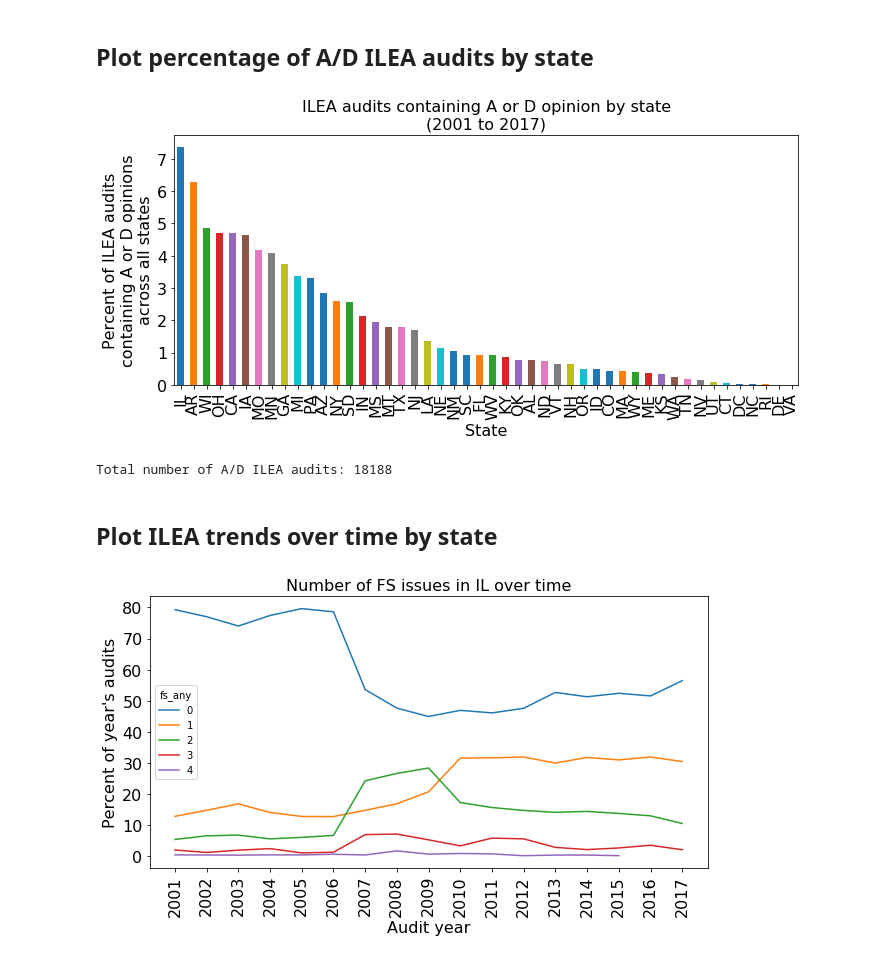
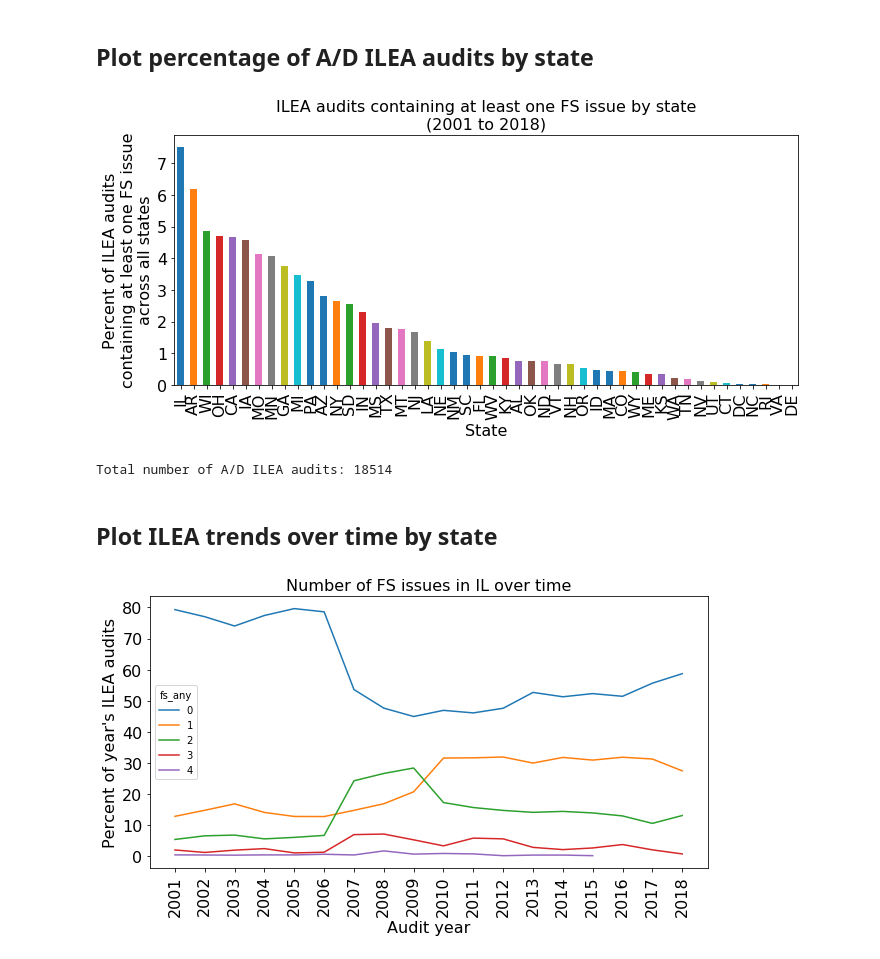
Before and after one commit to ihwang/fac, a Jupyter notebook: compliance_trends.ipynb, the cells around one changed output. Saved outputs shown, nothing was run; the diff lists cells and outputs as text; code cells hidden in the pictures.

```diff
--- a/compliance_trends.ipynb
+++ b/compliance_trends.ipynb
@@ -183,15 +184,15 @@ Total number of ILEAs (over all time, over all types of audits): 11255
 ## Plot percentage of A/D ILEA audits by state
 # %%
 fig, axes = plt.subplots(figsize=(10, 5))
-state_fs_any_ilea_df = fs_any_df[fs_any_df['EIN'].isin(ad_eins)]
+state_fs_any_ilea_df = fs_any_df[fs_any_df['EIN'].isin(fs_any_eins)]
 state_fs_any_ilea_df = state_fs_any_ilea_df[state_fs_any_ilea_df['TYPEOFENTITY'] == '505']
 state_fs_any_ilea_series = state_fs_any_ilea_df[state_fs_any_ilea_df['TYPEOFENTITY'] == '505'].groupby(['STATE']).\
-    size().sort_values(ascending=False) / len(fs_any_df[fs_any_df['EIN'].isin(ad_eins)]) * 100
+    size().sort_values(ascending=False) / len(fs_any_df[fs_any_df['EIN'].isin(fs_any_eins)]) * 100
 state_fs_any_ilea_plot = state_fs_any_ilea_series.plot(kind='bar', fontsize=16)
 state_fs_any_ilea_plot.set_xlabel('State', fontsize=16)
-state_fs_any_ilea_plot.set_ylabel('Percent of ILEA audits\ncontaining A or D opinions\nacross all states', fontsize=16)
+state_fs_any_ilea_plot.set_ylabel('Percent of ILEA audits\ncontaining at least one FS issue\nacross all states', fontsize=16)
 state_fs_any_ilea_plot.set_title(
-    'ILEA audits containing A or D opinion by state\n(%d to %d)' \
+    'ILEA audits containing at least one FS issue by state\n(%d to %d)' \
     %(min(state_fs_any_ilea_df['AUDITYEAR']), max(state_fs_any_ilea_df['AUDITYEAR'])),
     fontsize=16
 )
@@ -199,26 +200,26 @@ plt.tight_layout()
 plt.show()
 print('Total number of A/D ILEA audits:', len(state_fs_any_ilea_df))
 # %% [output]
-[figure, old version]
+[figure, new version]
-Total number of A/D ILEA audits: 18188
+Total number of A/D ILEA audits: 18514
 # %% [markdown]
 ## Plot ILEA trends over time by state
 # %%
 state = 'IL'
 op_list = [0, 1, 2, 3, 4]
 state_df = ilea_df[ilea_df['STATE'] == state]
 state_df = state_df.groupby('AUDITYEAR')['fs_any'].value_counts().unstack(level=1)
 state_op_df = state_df.div(state_df.sum(axis=1), axis=0) * 100  # normalize each year by state_df total
 
 
 fig, axes = plt.subplots(figsize=(10, 5))
 state_plot = state_op_df.plot(
     y=op_list, fontsize=16, ax=axes, xticks=state_op_df.index, rot=90
 )
 state_plot.set_xlabel('Audit year', fontsize=16)
-state_plot.set_ylabel('Percent of year\'s audits', fontsize=16)
+state_plot.set_ylabel('Percent of year\'s ILEA audits', fontsize=16)
 state_plot.set_title('Number of FS issues in %s over time' %state, fontsize=16)
 plt.show()
 # state_df_sorted
 # %% [output]
-[figure, old version]
+[figure, new version]
```
Also changed, not shown: parts of 5 cells of this notebook, 1 other file.
